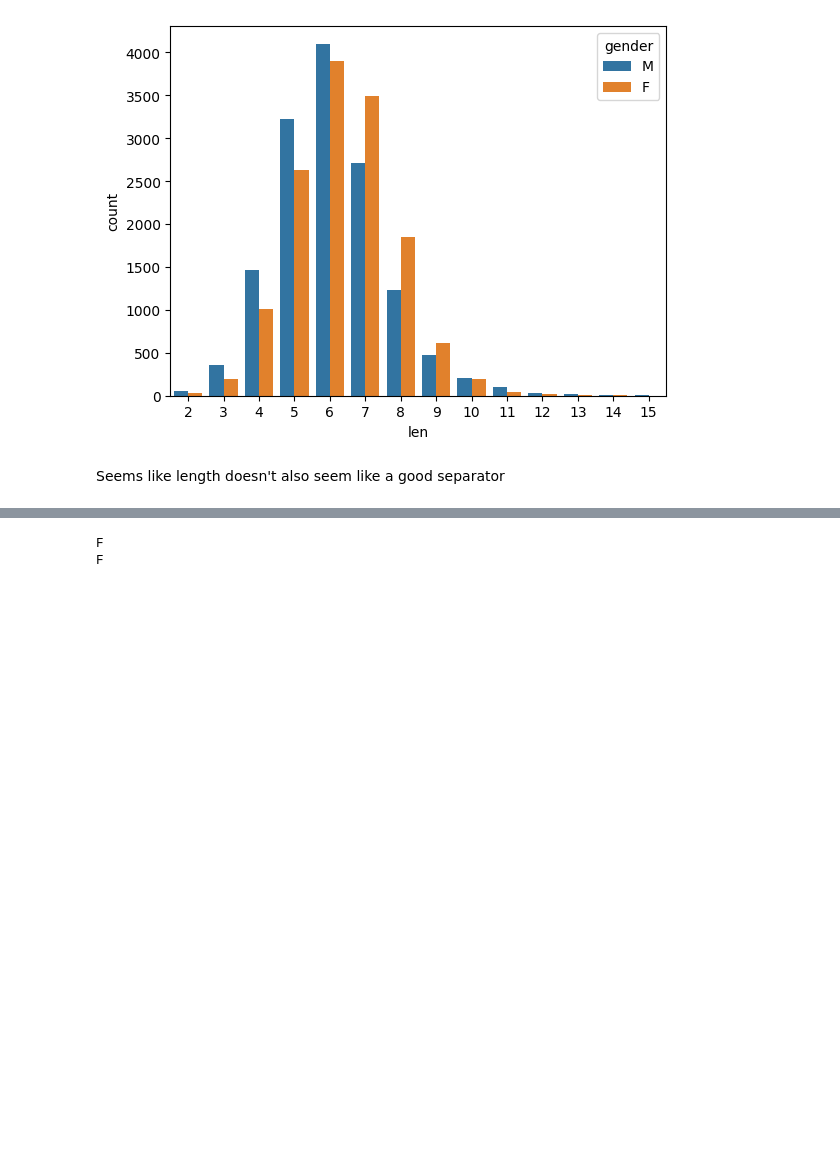
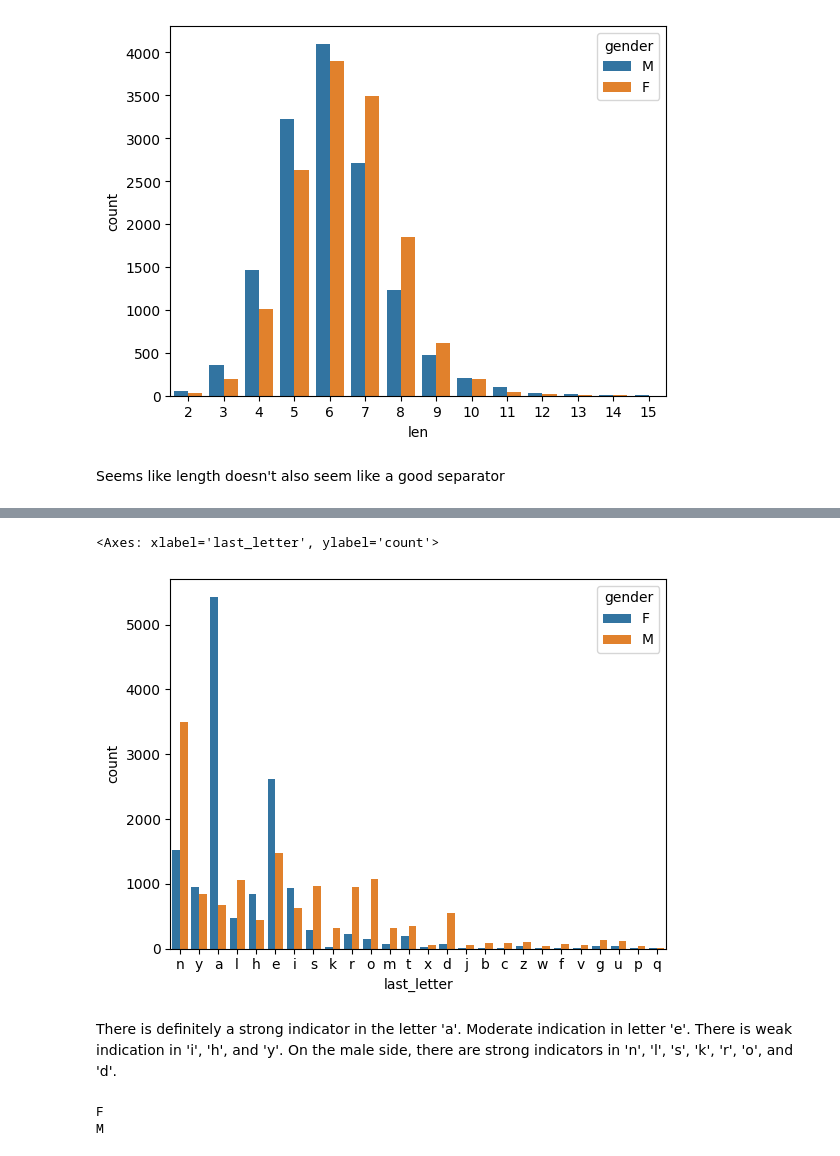
Before and after one commit to cwdwiggins/DS602, a Jupyter notebook: week03/week3 - homework.ipynb, the cells around one changed output, grey strips where cells are left out. Drawn from its saved outputs; the diff is of its cells as text; code cells hidden in the pictures; blank space fills up the shorter version.

```diff
--- a/week03/week3 - homework.ipynb
+++ b/week03/week3 - homework.ipynb
@@ -59,0 +147,3 @@ Seems like length doesn't also seem like a good separator
+# %%
+df['last_letter'] = [name[-1] for name in df.name]
+df.head(5)
@@ -60,15 +157,24 @@ Seems like length doesn't also seem like a good separator
+# %%
+sns.countplot(data=df, x='last_letter', hue = 'gender')
+# %% [output]
+<Axes: xlabel='last_letter', ylabel='count'>
+[figure, added]
+# %% [markdown]
+There is definitely a strong indicator in the letter 'a'. Moderate indication in letter 'e'. There is weak indication in 'i', 'h', and 'y'. On the male side, there are strong indicators in 'n', 'l', 's', 'k', 'r', 'o', and 'd'.
 # %%
 def predict_one(name): # DON'T CHANGE THIS LINE
     # your code
-
-    return 'F'
+    if name[-1] in ['a', 'e', 'i', 'h', 'y']:
+        return 'F'
+    else:
+        return 'M'
 
 # Examples
 print(predict_one('Jane'))
 print(predict_one('Michael'))
 # %% [output]
 F
-F
+M
 # %%
 predictions = [ predict_one(name) for name in df.name]
 accuracy = sum(df.gender == predictions) / len(df)
```
Also changed, not shown: parts of 18 cells of this notebook.
